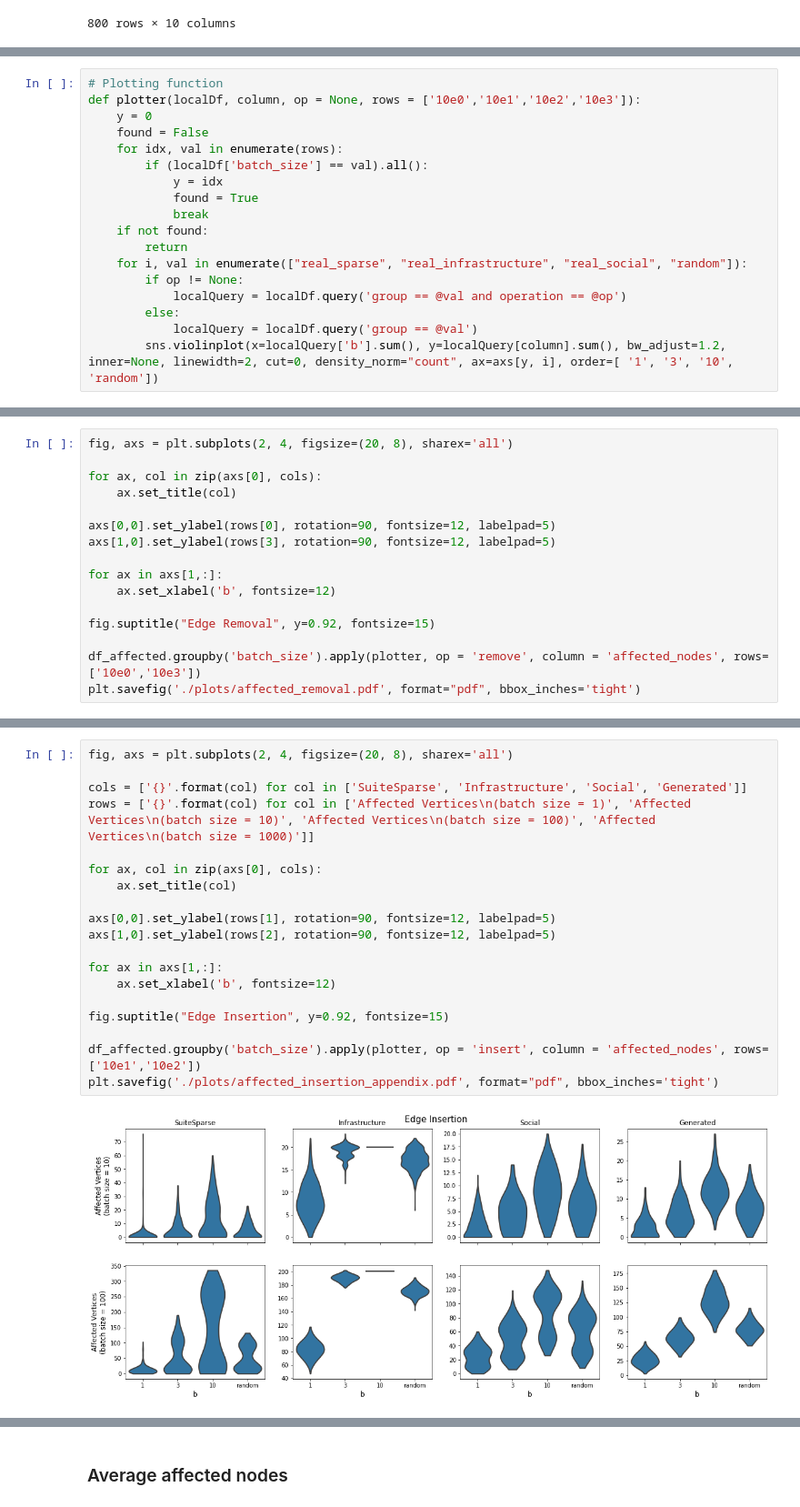
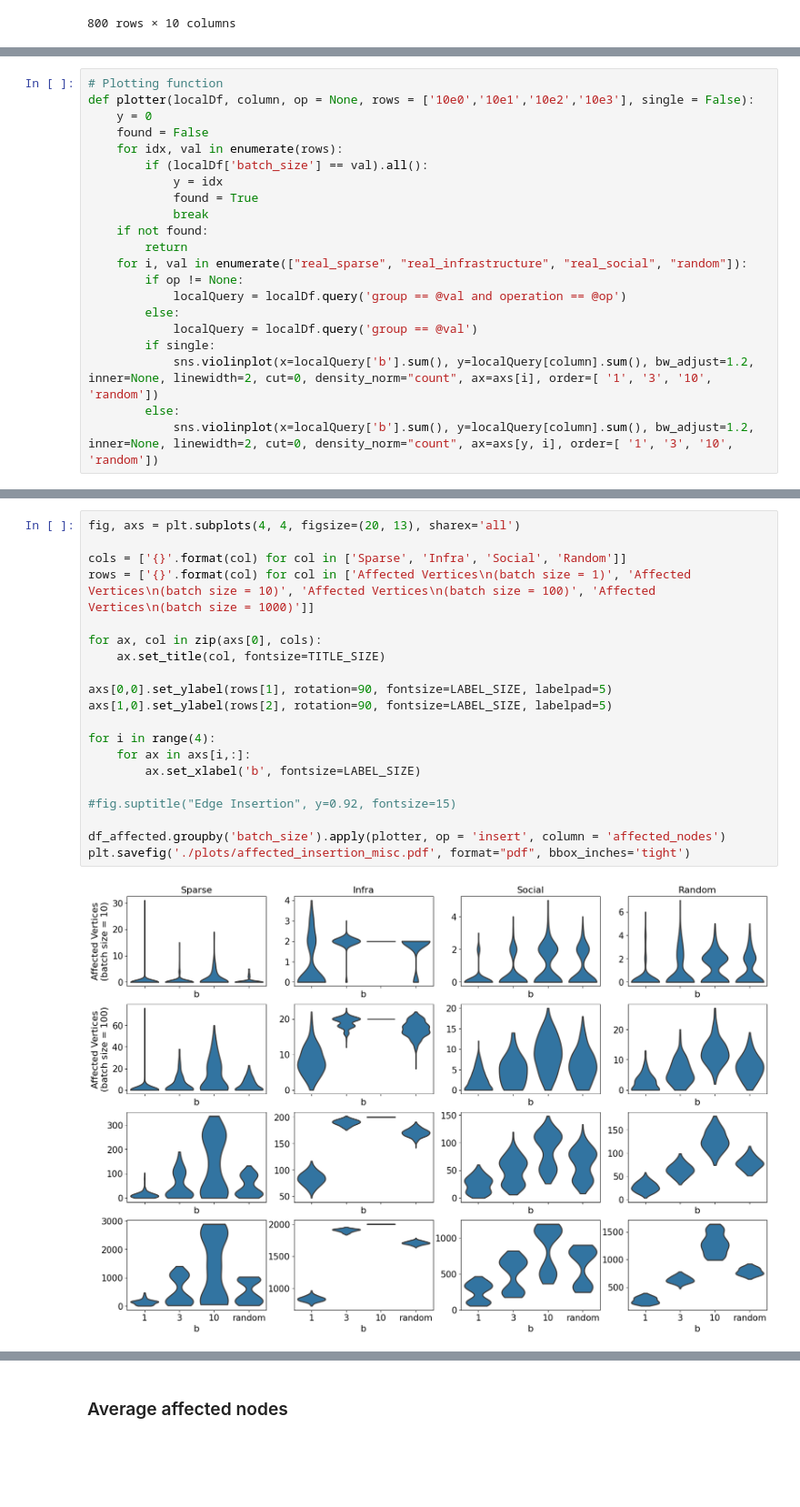
Before and after one commit to hu-macsy/cn-2024-dynamic-b-suitor-experiments, a Jupyter notebook: Evaluation.ipynb, the cells around one changed output, grey strips where cells are left out. Shown at 91% size. Cells and saved outputs as stored; diff of their text form; blank space fills up the shorter version.

```diff
--- a/Evaluation.ipynb
+++ b/Evaluation.ipynb
@@ -112,6 +114,6 @@ See the caveats in the documentation: https://pandas.pydata.org/pandas-docs/stab
 # %%
 # Plotting function
-def plotter(localDf, column, op = None, rows = ['10e0','10e1','10e2','10e3']):
+def plotter(localDf, column, op = None, rows = ['10e0','10e1','10e2','10e3'], single = False):
     y = 0
     found = False
     for idx, val in enumerate(rows):
@@ -126,5 +128,8 @@ def plotter(localDf, column, op = None, rows = ['10e0','10e1','10e2','10e3']):
             localQuery = localDf.query('group == @val and operation == @op')
         else:
             localQuery = localDf.query('group == @val')
-        sns.violinplot(x=localQuery['b'].sum(), y=localQuery[column].sum(), bw_adjust=1.2, inner=None, linewidth=2, cut=0, density_norm="count", ax=axs[y, i], order=[ '1', '3', '10', 'random'])
+        if single:
+            sns.violinplot(x=localQuery['b'].sum(), y=localQuery[column].sum(), bw_adjust=1.2, inner=None, linewidth=2, cut=0, density_norm="count", ax=axs[i], order=[ '1', '3', '10', 'random'])
+        else:
+            sns.violinplot(x=localQuery['b'].sum(), y=localQuery[column].sum(), bw_adjust=1.2, inner=None, linewidth=2, cut=0, density_norm="count", ax=axs[y, i], order=[ '1', '3', '10', 'random'])
 # %% [markdown]
@@ -157,16 +157,0 @@ plt.savefig('./plots/affected_insertion.pdf', format="pdf", bbox_inches='tight')
-# %%
-fig, axs = plt.subplots(2, 4, figsize=(20, 8), sharex='all')
-
-for ax, col in zip(axs[0], cols):
-    ax.set_title(col)
-
-axs[0,0].set_ylabel(rows[0], rotation=90, fontsize=12, labelpad=5)
-axs[1,0].set_ylabel(rows[3], rotation=90, fontsize=12, labelpad=5)
-
-for ax in axs[1,:]:
-    ax.set_xlabel('b', fontsize=12)
-
-fig.suptitle("Edge Removal", y=0.92, fontsize=15)
-
-df_affected.groupby('batch_size').apply(plotter, op = 'remove', column = 'affected_nodes', rows=['10e0','10e3'])
-plt.savefig('./plots/affected_removal.pdf', format="pdf", bbox_inches='tight')
@@ -177,21 +160,22 @@ plt.savefig('./plots/affected_removal.pdf', format="pdf", bbox_inches='tight')
 # %%
-fig, axs = plt.subplots(2, 4, figsize=(20, 8), sharex='all')
+fig, axs = plt.subplots(4, 4, figsize=(20, 13), sharex='all')
 
-cols = ['{}'.format(col) for col in ['SuiteSparse', 'Infrastructure', 'Social', 'Generated']]
+cols = ['{}'.format(col) for col in ['Sparse', 'Infra', 'Social', 'Random']]
 rows = ['{}'.format(col) for col in ['Affected Vertices\n(batch size = 1)', 'Affected Vertices\n(batch size = 10)', 'Affected Vertices\n(batch size = 100)', 'Affected Vertices\n(batch size = 1000)']]
 
 for ax, col in zip(axs[0], cols):
-    ax.set_title(col)
+    ax.set_title(col, fontsize=TITLE_SIZE)
 
-axs[0,0].set_ylabel(rows[1], rotation=90, fontsize=12, labelpad=5)
-axs[1,0].set_ylabel(rows[2], rotation=90, fontsize=12, labelpad=5)
+axs[0,0].set_ylabel(rows[1], rotation=90, fontsize=LABEL_SIZE, labelpad=5)
+axs[1,0].set_ylabel(rows[2], rotation=90, fontsize=LABEL_SIZE, labelpad=5)
 
-for ax in axs[1,:]:
-    ax.set_xlabel('b', fontsize=12)
+for i in range(4):
+    for ax in axs[i,:]:
+        ax.set_xlabel('b', fontsize=LABEL_SIZE)
 
-fig.suptitle("Edge Insertion", y=0.92, fontsize=15)
+#fig.suptitle("Edge Insertion", y=0.92, fontsize=15)
 
-df_affected.groupby('batch_size').apply(plotter, op = 'insert', column = 'affected_nodes', rows=['10e1','10e2'])
-plt.savefig('./plots/affected_insertion_appendix.pdf', format="pdf", bbox_inches='tight')
+df_affected.groupby('batch_size').apply(plotter, op = 'insert', column = 'affected_nodes')
+plt.savefig('./plots/affected_insertion_misc.pdf', format="pdf", bbox_inches='tight')
 # %% [output]
-[figure, old version]
+[figure, new version]
```
Also changed, not shown: parts of 20 cells of this notebook.
